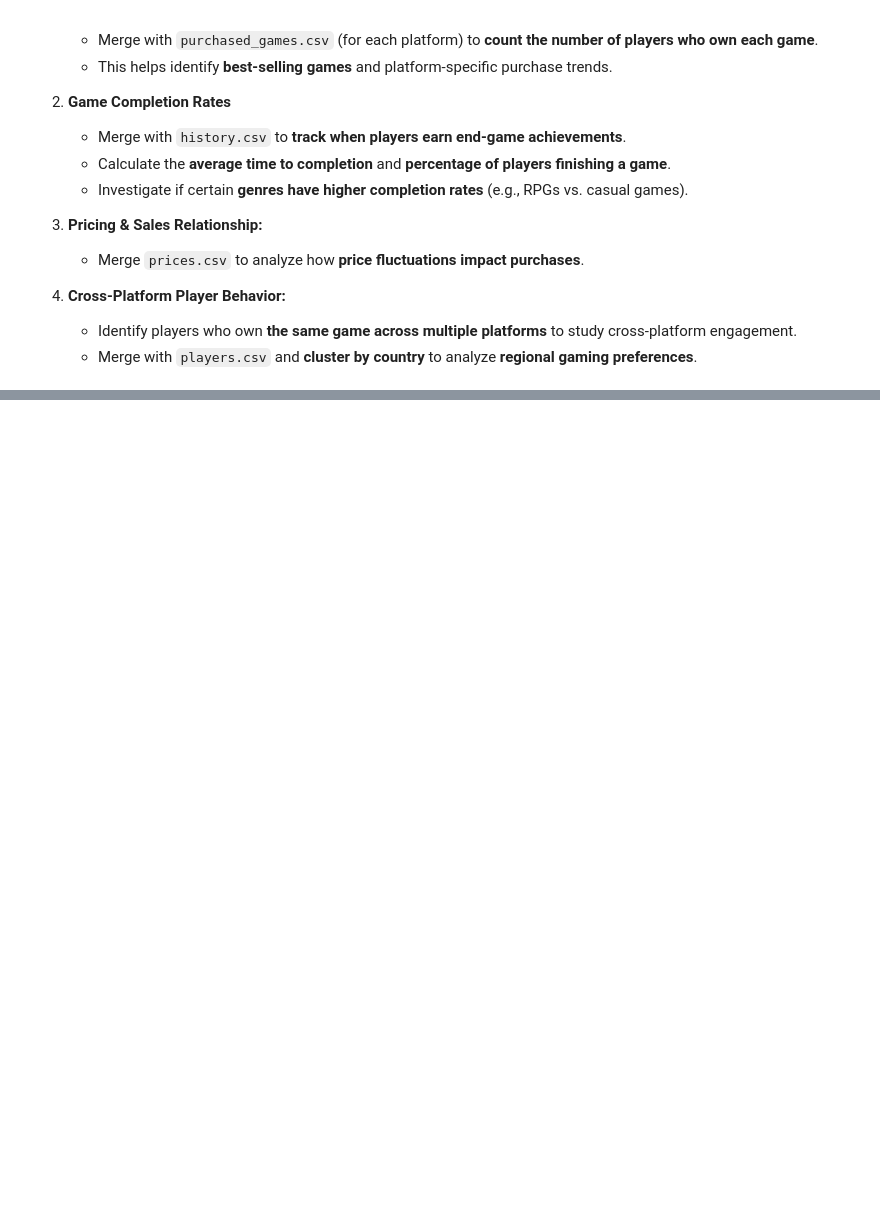
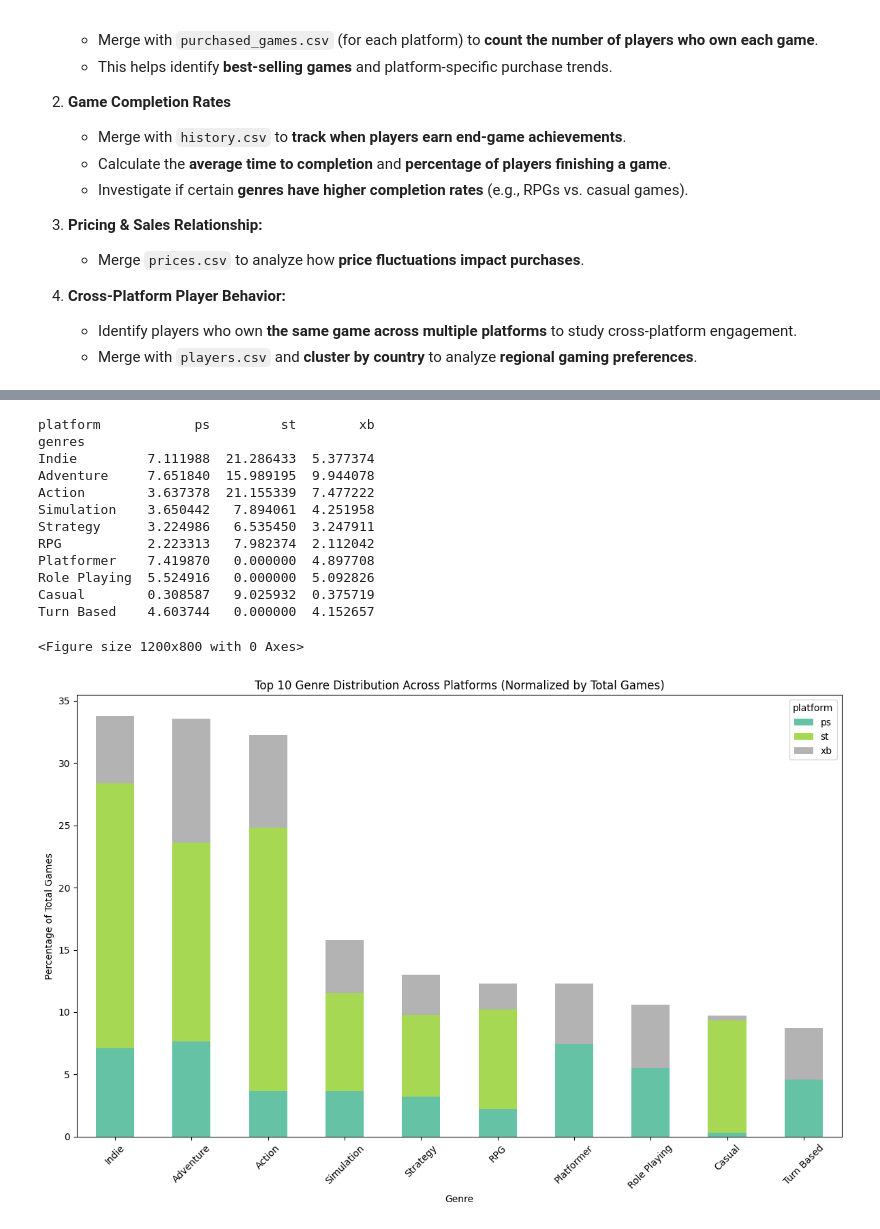
Before and after one commit to yfsongum/video_games_analysis_2025, a Jupyter notebook: SI_618_Project.ipynb, the cells around one changed output, grey strips where cells are left out. Saved outputs shown, nothing was run; the diff lists cells and outputs as text; code cells hidden in the pictures; blank space fills up the shorter version.

```diff
--- a/SI_618_Project.ipynb
+++ b/SI_618_Project.ipynb
@@ -877,0 +943,50 @@ SyntaxError: invalid syntax (3815978410.py, line 6)
+# %%
+### Stacked barplot visualizing the distribution of the top 10 genres across different platforms
+
+# Clean and explode genres into separate rows
+tidy_game_info['genres'] = tidy_game_info['genres'].apply(lambda x: x.strip("[]").replace("'", '').split(', ') if isinstance(x, str) else x)
+tidy_game_info = tidy_game_info.explode('genres')
+
+# Normalize genre counts by the total number of games on each platform
+total_games_per_platform = tidy_game_info['platform'].value_counts()
+genre_counts_per_platform = tidy_game_info.groupby(['platform', 'genres']).size().reset_index(name='count')
+genre_counts_per_platform['percentage'] = genre_counts_per_platform.apply(
+    lambda row: row['count'] / total_games_per_platform[row['platform']] * 100, axis=1
+)
+
+# Select top 10 genres
+top_10_genres = genre_counts_per_platform.groupby('genres')['percentage'].sum().sort_values(ascending=False).head(10).index
+top_10_genre_data = genre_counts_per_platform[genre_counts_per_platform['genres'].isin(top_10_genres)]
+
+# Pivot the data to prepare for stacking by platform with genres on the x-axis
+top_10_genre_data_pivot = top_10_genre_data.pivot_table(
+    index='genres', columns='platform', values='percentage', aggfunc='sum', fill_value=0
+)
+top_10_genre_data_pivot = top_10_genre_data_pivot.loc[top_10_genres]
+print(top_10_genre_data_pivot)
+
+# Create a stacked bar plot
+plt.figure(figsize=(12, 8))
+top_10_genre_data_pivot.plot(kind='bar', stacked=True, colormap='Set2', figsize=(12, 8))
+
+plt.title('Top 10 Genre Distribution Across Platforms (Normalized by Total Games)')
+plt.xlabel('Genre')
+plt.ylabel('Percentage of Total Games')
+plt.xticks(rotation=45)
+plt.tight_layout()
+plt.show()
+# %% [output]
+platform            ps         st        xb
+genres
+Indie         7.111988  21.286433  5.377374
+Adventure     7.651840  15.989195  9.944078
+Action        3.637378  21.155339  7.477222
+Simulation    3.650442   7.894061  4.251958
+Strategy      3.224986   6.535450  3.247911
+RPG           2.223313   7.982374  2.112042
+Platformer    7.419870   0.000000  4.897708
+Role Playing  5.524916   0.000000  5.092826
+Casual        0.308587   9.025932  0.375719
+Turn Based    4.603744   0.000000  4.152657
+<Figure size 1200x800 with 0 Axes>
+[figure, added]
```
Also changed, not shown: parts of 17 cells of this notebook.
